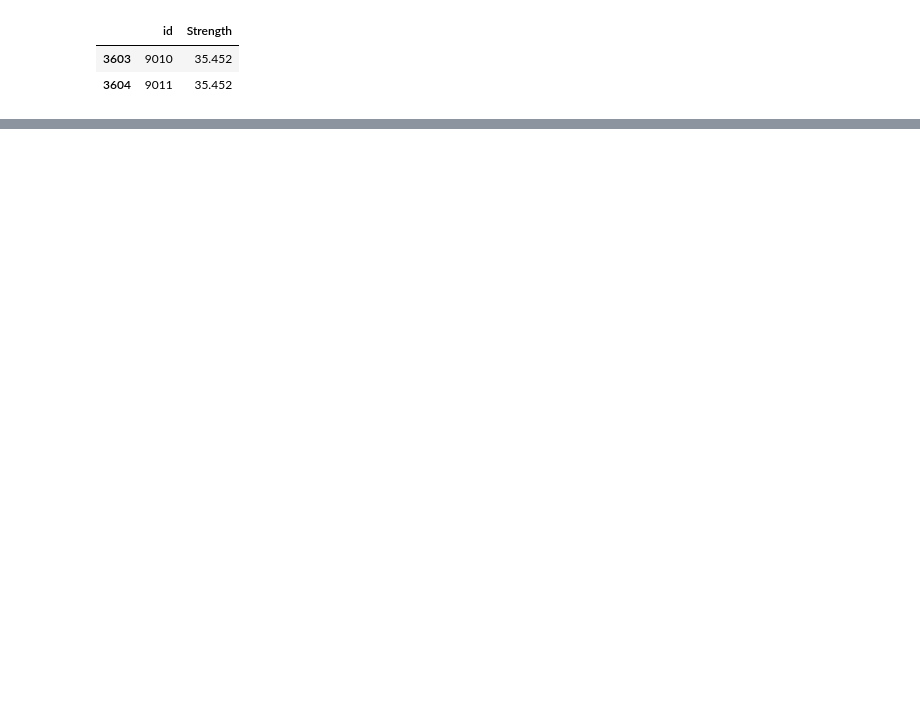
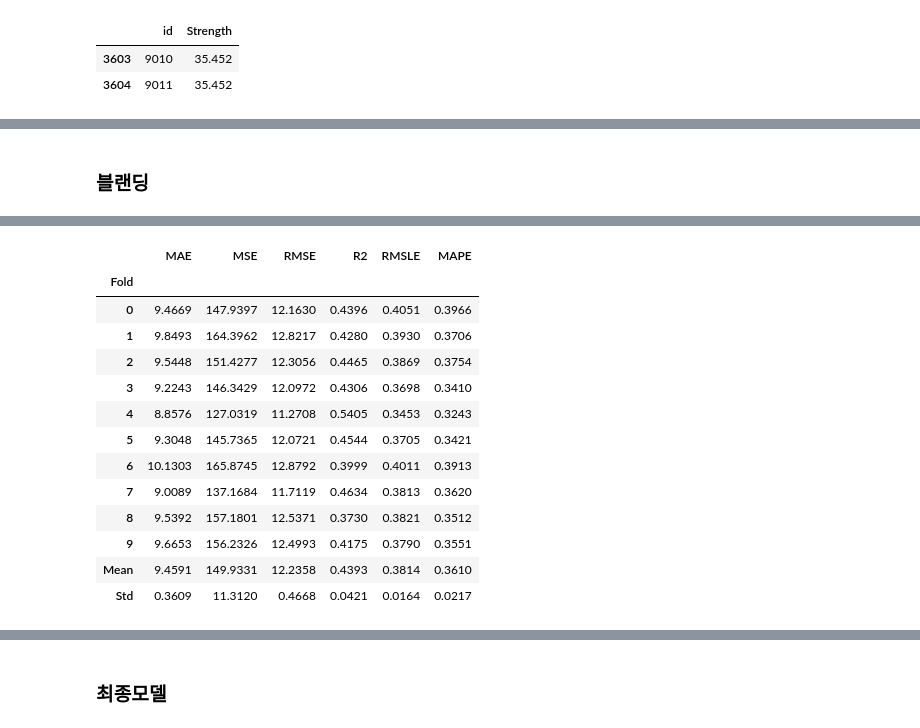
Before and after one commit to JJLee1215/Sesac_ConcreteStrength, a Jupyter notebook: 선형회귀_실습3.ipynb, the cells around one changed output, grey strips where cells are left out. Saved outputs shown, nothing was run; the diff lists cells and outputs as text; code cells hidden in the pictures; blank space fills up the shorter version.

```diff
--- a/선형회귀_실습3.ipynb
+++ b/선형회귀_실습3.ipynb
@@ -319,0 +466,5 @@ submission.to_csv( 'submission_v1.csv', index=False )
+# %% [markdown]
+### 블랜딩
+# %%
+reg_blended = blend_models(estimator_list=top6_models, fold=10)
+# %% [output]
@@ -319,0 +472,14 @@ submission.to_csv( 'submission_v1.csv', index=False )
+|  | MAE | MSE | RMSE | R2 | RMSLE | MAPE |
+| Fold |  |  |  |  |  |  |
+| 0 | 9.4669 | 147.9397 | 12.1630 | 0.4396 | 0.4051 | 0.3966 |
+| 1 | 9.8493 | 164.3962 | 12.8217 | 0.4280 | 0.3930 | 0.3706 |
+| 2 | 9.5448 | 151.4277 | 12.3056 | 0.4465 | 0.3869 | 0.3754 |
+| 3 | 9.2243 | 146.3429 | 12.0972 | 0.4306 | 0.3698 | 0.3410 |
+| 4 | 8.8576 | 127.0319 | 11.2708 | 0.5405 | 0.3453 | 0.3243 |
+| 5 | 9.3048 | 145.7365 | 12.0721 | 0.4544 | 0.3705 | 0.3421 |
+| 6 | 10.1303 | 165.8745 | 12.8792 | 0.3999 | 0.4011 | 0.3913 |
+| 7 | 9.0089 | 137.1684 | 11.7119 | 0.4634 | 0.3813 | 0.3620 |
+| 8 | 9.5392 | 157.1801 | 12.5371 | 0.3730 | 0.3821 | 0.3512 |
+| 9 | 9.6653 | 156.2326 | 12.4993 | 0.4175 | 0.3790 | 0.3551 |
+| Mean | 9.4591 | 149.9331 | 12.2358 | 0.4393 | 0.3814 | 0.3610 |
+| Std | 0.3609 | 11.3120 | 0.4668 | 0.0421 | 0.0164 | 0.0217 |
@@ -319,0 +487,2 @@ submission.to_csv( 'submission_v1.csv', index=False )
+# %% [markdown]
+### 최종모델
```
Also changed, not shown: parts of 31 cells of this notebook.
